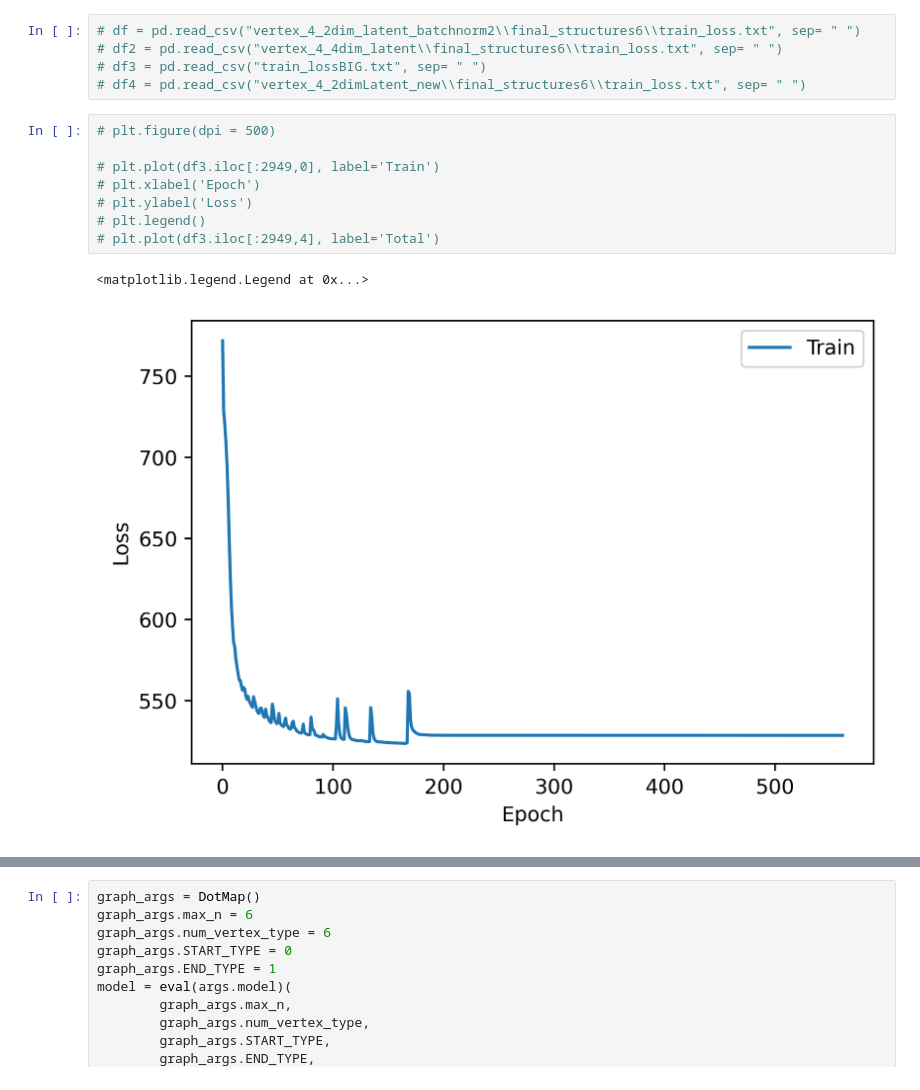
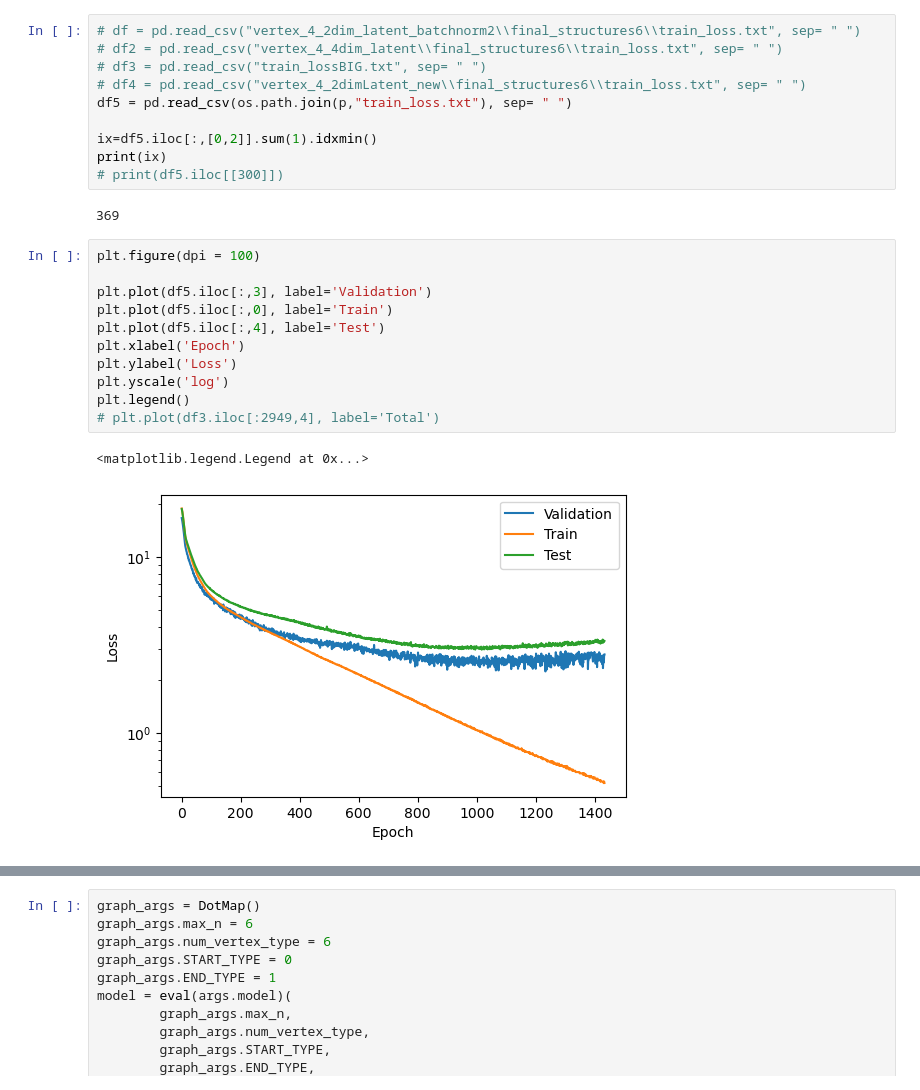
Before and after one commit to drigba/D-VAE, a Jupyter notebook: visualize4d.ipynb, the cells around one changed output, grey strips where cells are left out. Drawn from its saved outputs; the diff is of its cells as text.

```diff
--- a/visualize4d.ipynb
+++ b/visualize4d.ipynb
@@ -70,14 +49,24 @@ args.beta = 0.1
 # df2 = pd.read_csv("vertex_4_4dim_latent\\final_structures6\\train_loss.txt", sep= " ")
 # df3 = pd.read_csv("train_lossBIG.txt", sep= " ")
 # df4 = pd.read_csv("vertex_4_2dimLatent_new\\final_structures6\\train_loss.txt", sep= " ")
+df5 = pd.read_csv(os.path.join(p,"train_loss.txt"), sep= " ")
+
+ix=df5.iloc[:,[0,2]].sum(1).idxmin()
+print(ix)
+# print(df5.iloc[[300]])
+# %% [output]
+369
 # %%
-# plt.figure(dpi = 500)
+plt.figure(dpi = 100)
 
-# plt.plot(df3.iloc[:2949,0], label='Train')
-# plt.xlabel('Epoch')
-# plt.ylabel('Loss')
-# plt.legend()
+plt.plot(df5.iloc[:,3], label='Validation')
+plt.plot(df5.iloc[:,0], label='Train')
+plt.plot(df5.iloc[:,4], label='Test')
+plt.xlabel('Epoch')
+plt.ylabel('Loss')
+plt.yscale('log')
+plt.legend()
 # plt.plot(df3.iloc[:2949,4], label='Total')
 # %% [output]
 <matplotlib.legend.Legend at 0x...>
-[figure, old version]
+[figure, new version]
```
Also changed, not shown: parts of 39 cells of this notebook, 7 other files.
